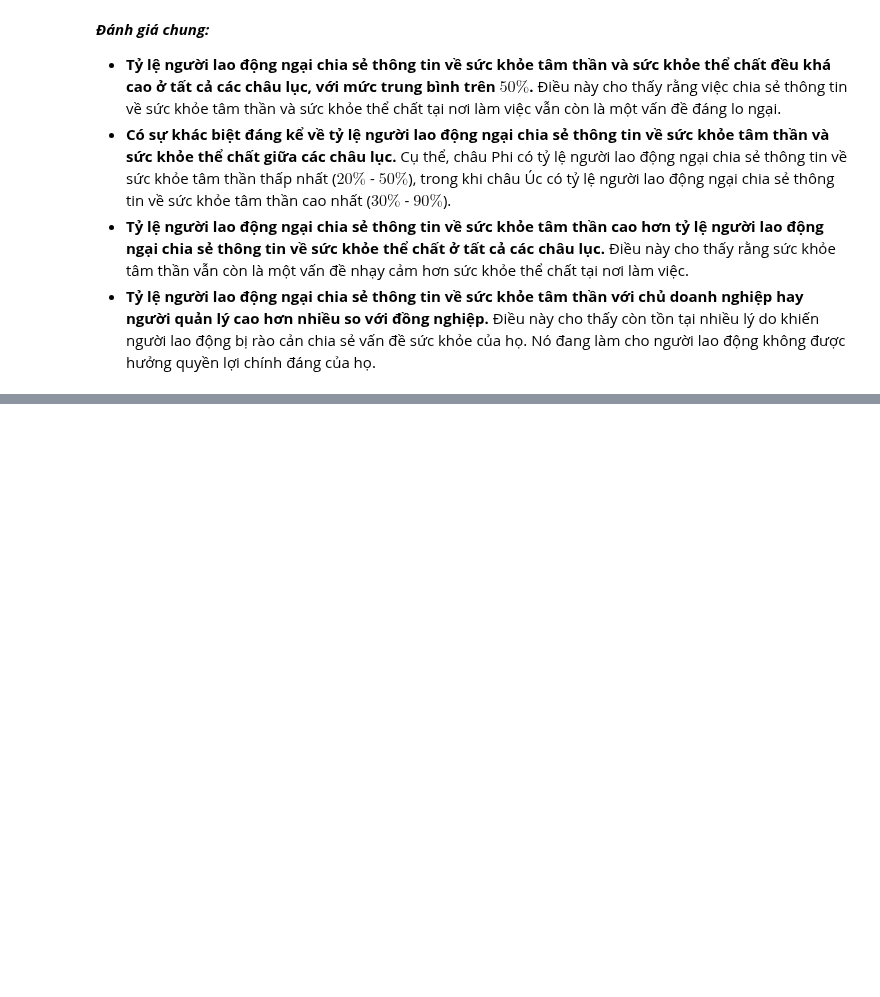
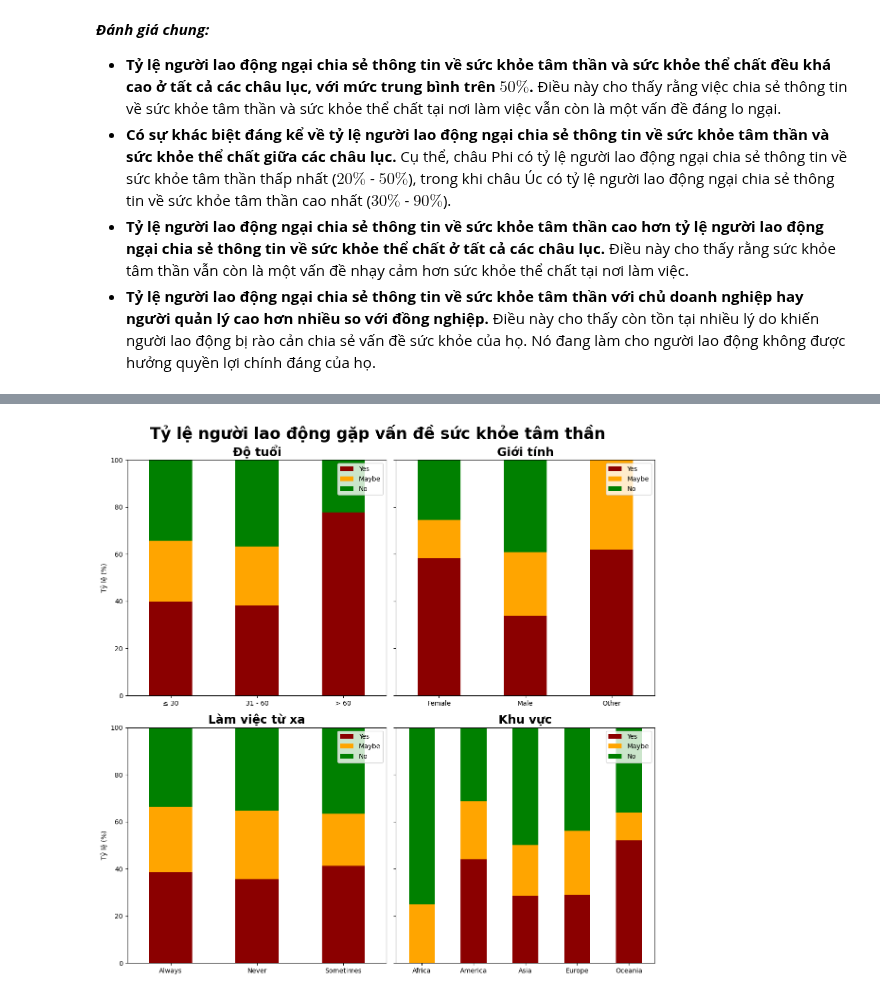
Before and after one commit to iam-Dylan/pfds-final-project, a Jupyter notebook: 4-1-Analyze-DagNgyen.ipynb, the cells around one changed output, grey strips where cells are left out. Drawn from its saved outputs; the diff is of its cells as text; code cells hidden in the pictures; blank space fills up the shorter version.

```diff
--- a/4-1-Analyze-DagNgyen.ipynb
+++ b/4-1-Analyze-DagNgyen.ipynb
@@ -306,0 +317,3 @@ plt.title('Mức độ quan ngại chia sẻ của người lao động trong m
+# %%
+anal2_df = df_.copy()[['mh_disorder_current', 'age', 'sex', 'country_work', 'remote_flag']]
+anal2_df.sample(5)
@@ -306,0 +384,5 @@ plt.title('Mức độ quan ngại chia sẻ của người lao động trong m
+# %%
+# Divied age column into three age groups (<30, 30-60, >60)
+anal2_df['age'] = pd.cut(anal2_df['age'], bins=[0, 30, 60, 100], labels=['≤ 30', '31 - 60', '> 60'])
+
+anal2_df.head(10)
@@ -306,0 +403,9 @@ plt.title('Mức độ quan ngại chia sẻ của người lao động trong m
+# %%
+area_df = anal2_df[['mh_disorder_current', 'country_work']].groupby('country_work').value_counts().unstack().fillna(0)
+area_df.columns.name = None
+age_df = anal2_df[['mh_disorder_current', 'age']].groupby('age').value_counts().unstack().fillna(0)
+age_df.columns.name = None
+gender_df = anal2_df[['mh_disorder_current', 'sex']].groupby('sex').value_counts().unstack().fillna(0)
+gender_df.columns.name = None
+remoteness_df = anal2_df[['mh_disorder_current', 'remote_flag']].groupby('remote_flag').value_counts().unstack().fillna(0)
+remoteness_df.columns.name = None
@@ -306,0 +446,32 @@ plt.title('Mức độ quan ngại chia sẻ của người lao động trong m
+# %%
+# Convert to percentage
+age_perc = (age_df.div(age_df.sum(axis=1), axis=0) * 100).reset_index()
+gender_perc = (gender_df.div(gender_df.sum(axis=1), axis=0) * 100).reset_index()
+remoteness_perc = (remoteness_df.div(remoteness_df.sum(axis=1), axis=0) * 100).reset_index()
+area_perc = (area_df.div(area_df.sum(axis=1), axis=0) * 100).reset_index()
+
+color_ = ['darkred', 'orange', 'green']
+
+# Plot 4 pie charts of age, gender, remote, area in a 2x2 grid
+fig, ax = plt.subplots(2, 2, figsize=(12, 12), sharey=True)
+fig.suptitle('Tỷ lệ người lao động gặp vấn đề sức khỏe tâm thần', fontsize=24, fontweight='bold')
+
+# Plot age_perc
+age_perc.plot(x='age', y=['Yes', 'Maybe', 'No'], kind='bar', ax=ax[0, 0], stacked=True, rot=0, ylim=(0, 100), ylabel='Tỷ lệ (%)', xlabel='', color=color_);
+ax[0, 0].set_title('Độ tuổi', fontdict={'weight': 'bold', 'size': 18});
+
+# Plot gender_perc
+gender_perc.plot(x='sex', y=['Yes', 'Maybe', 'No'], kind='bar', ax=ax[0, 1], stacked=True, rot=0, ylim=(0, 100), ylabel='Tỷ lệ (%)', xlabel='', color=color_);
+ax[0, 1].set_title('Giới tính', fontdict={'weight': 'bold', 'size': 18});
+
+# Plot remoteness_perc
+remoteness_perc.plot(x='remote_flag', y=['Yes', 'Maybe', 'No'], kind='bar', ax=ax[1, 0], stacked=True, rot=0, ylim=(0, 100), ylabel='Tỷ lệ (%)', xlabel='', color=color_);
+ax[1, 0].set_title('Làm việc từ xa', fontdict={'weight': 'bold', 'size': 18});
+
+# Plot area_perc
+area_perc.plot(x='country_work', y=['Yes', 'Maybe', 'No'], kind='bar', ax=ax[1, 1], stacked=True, rot=0, ylim=(0, 100), ylabel='Tỷ lệ (%)', xlabel='', color=color_);
+ax[1, 1].set_title('Khu vực', fontdict={'weight': 'bold', 'size': 18});
+
+fig.tight_layout()
+# %% [output]
+[figure, added]
```
Also changed, not shown: parts of 22 cells of this notebook.
